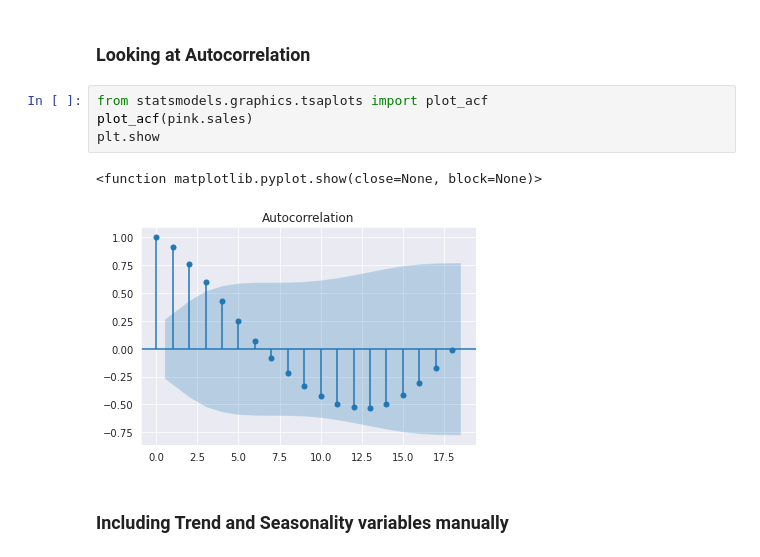
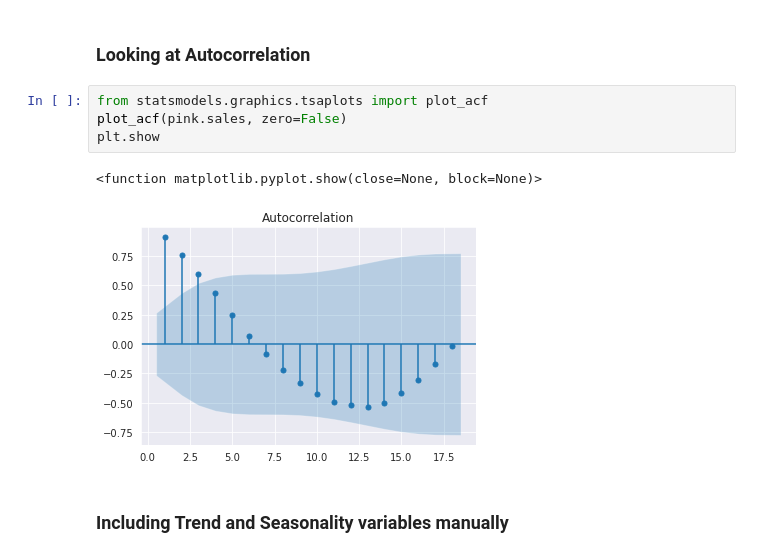
Before and after one commit to JESurzyn/time_series, a Jupyter notebook: TimeSeriesRegression.ipynb, the cells around one changed output. Drawn from its saved outputs; the diff is of its cells as text.

```diff
--- a/TimeSeriesRegression.ipynb
+++ b/TimeSeriesRegression.ipynb
@@ -72,11 +72,11 @@ plt.show
 ### Looking at Autocorrelation
 # %%
 from statsmodels.graphics.tsaplots import plot_acf
-plot_acf(pink.sales)
+plot_acf(pink.sales, zero=False)
 plt.show
 # %% [output]
 <function matplotlib.pyplot.show(close=None, block=None)>
-[figure, old version]
+[figure, new version]
 # %% [markdown]
 ### Including Trend and Seasonality variables manually
 # %% [markdown]
```
Also changed, not shown: parts of 24 cells of this notebook.
